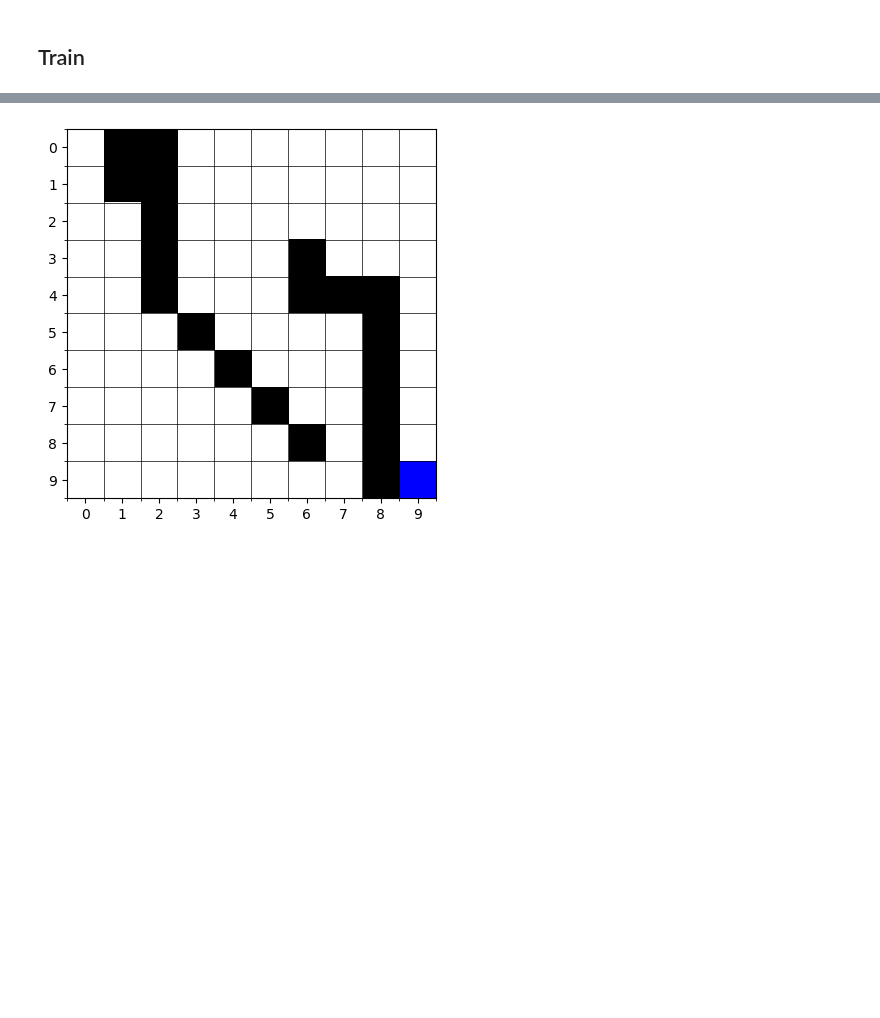
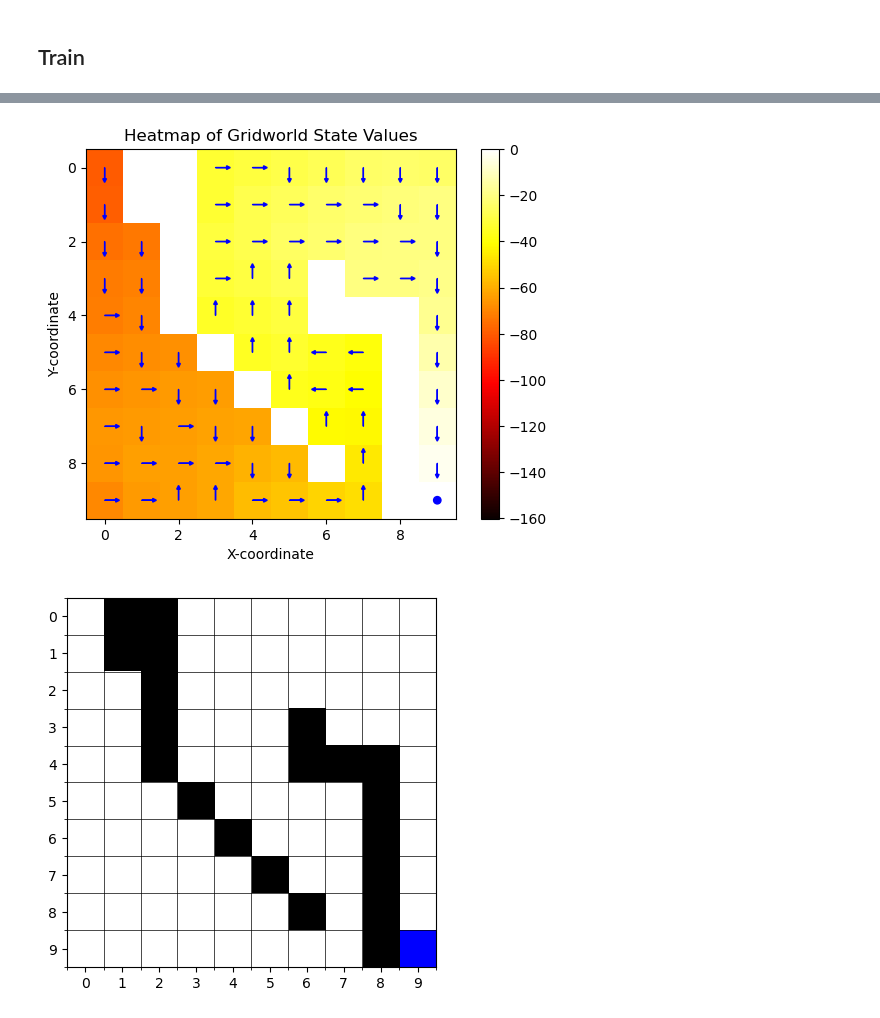
Before and after one commit to iltramont/RL_Grid_World, a Jupyter notebook: main_QLearningAgent.ipynb, the cells around one changed output, grey strips where cells are left out. Cells and saved outputs as stored; diff of their text form; code cells hidden in the pictures; blank space fills up the shorter version.

```diff
--- a/main_QLearningAgent.ipynb
+++ b/main_QLearningAgent.ipynb
@@ -80,3 +80,7 @@ plt.show();
+# %%
+q_learning_agent.plot_value_table()
+# %% [output]
+[figure, added]
 # %%
 q_learning_agent.env.reset()
 q_learning_agent.animate_robot_movement()
```
Also changed, not shown: parts of 3 cells of this notebook.
